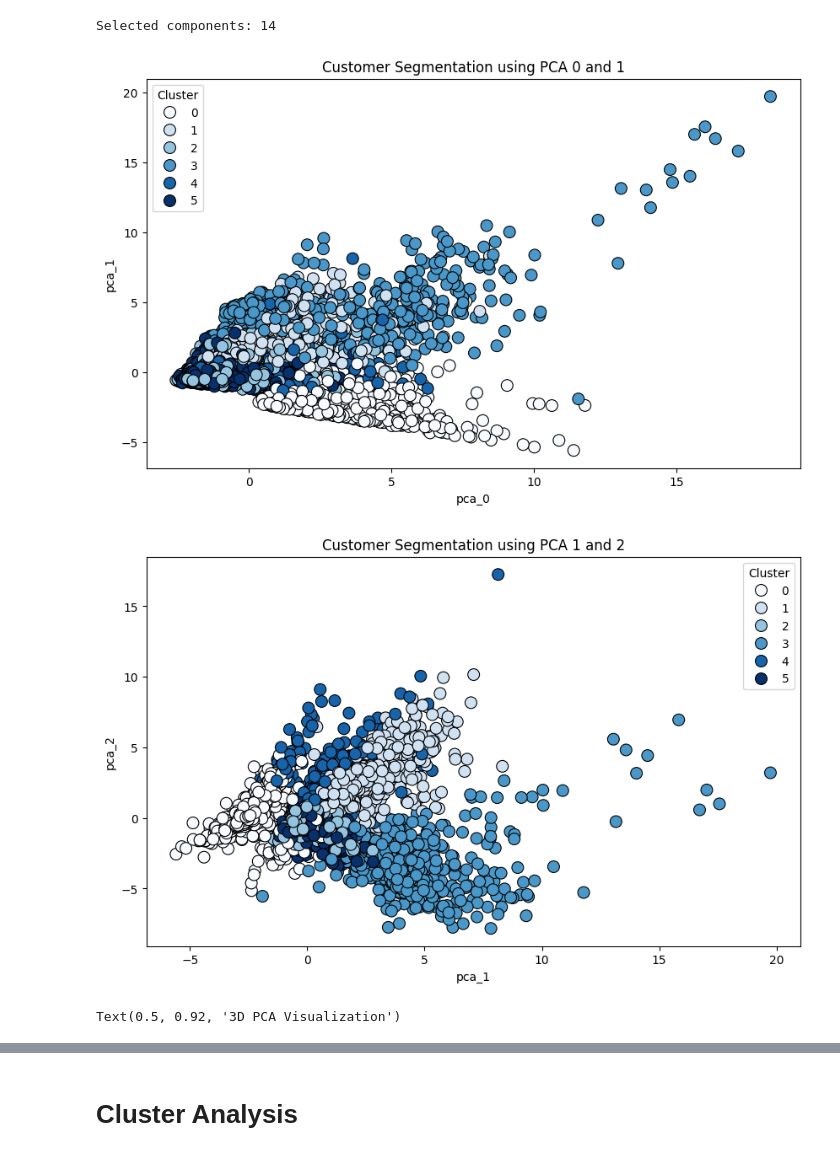
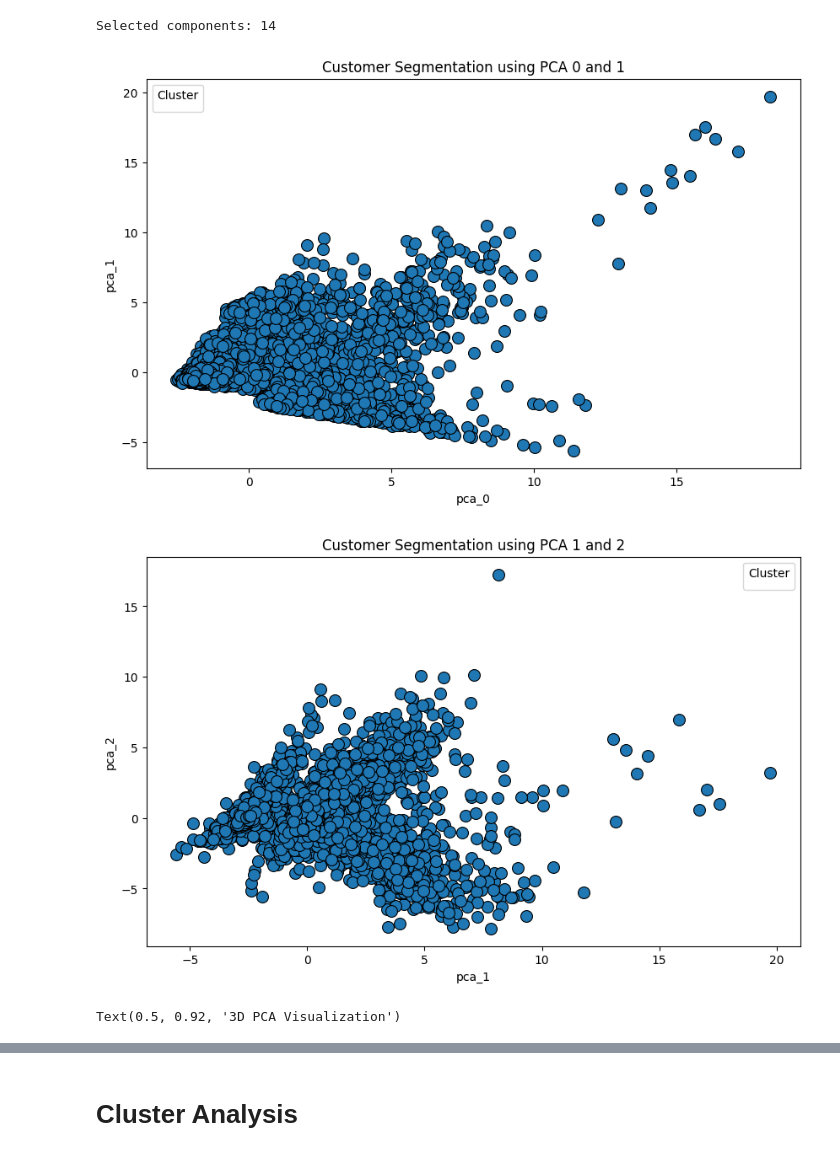
Before and after one commit to sultanmr/travel-tide, a Jupyter notebook: TravelTide.ipynb, the cells around one changed output, grey strips where cells are left out. Cells and saved outputs as stored; diff of their text form; code cells hidden in the pictures.

```diff
--- a/TravelTide.ipynb
+++ b/TravelTide.ipynb
@@ -212,17 +209,0 @@ X_scaled = scaler.fit_transform(data_numeric[features])
-# %%
-scores = []
-for n_clusters in range(2, 20):
-    kmeans = KMeans(n_clusters=n_clusters, random_state=42)
-    kmeans.fit(X_scaled)
-    groups = kmeans.fit_predict(X_scaled)
-    scores.append(silhouette_score(X_scaled, groups))
-
-# Plot Silhouette Scores
-plt.figure(figsize=(8, 6))
-sns.lineplot(x=range(2, 20), y=scores, color='royalblue')
-plt.xticks(range(2, 20))
-plt.title("Silhouette Scores for Different Cluster Counts")
-plt.xlabel("Number of Clusters")
-plt.ylabel("Silhouette Score")
-plt.grid(False)
-plt.show()
@@ -275,39 +237,37 @@ Selected components: 14
 # %%
 pca = PCA(n_components=n)
 X_pca = pca.fit_transform(X_scaled)
 cols = [f"pca_{i}" for i in range (n)]
-X_pca_df = pd.DataFrame(X_pca, columns=cols)
-groups = pd.Series(groups)
-pca_viz = pd.concat([X_pca_df, groups.reset_index(drop=True)], axis=1)
-pca_viz.columns = cols + ["cluster"]
+pca_viz = pd.DataFrame(X_pca, columns=cols)
+
 
 plt.figure(figsize=(10, 6))
-sns.scatterplot(data=pca_viz, x="pca_0", y="pca_1", hue="cluster", palette="Blues", s=100, edgecolor='black')
+sns.scatterplot(data=pca_viz, x="pca_0", y="pca_1", palette="Blues", s=100, edgecolor='black')
 plt.title("Customer Segmentation using PCA 0 and 1")
 plt.legend(title="Cluster")
 plt.grid(False)
 plt.show()
 
 plt.figure(figsize=(10, 6))
-sns.scatterplot(data=pca_viz, x="pca_1", y="pca_2", hue="cluster", palette="Blues", s=100, edgecolor='black')
+sns.scatterplot(data=pca_viz, x="pca_1", y="pca_2", palette="Blues", s=100, edgecolor='black')
 plt.title("Customer Segmentation using PCA 1 and 2")
 plt.legend(title="Cluster")
 plt.grid(False)
 plt.show()
 
 
 ax = plt.figure(figsize=(10, 6)).add_subplot(111, projection="3d")
 ax.scatter(
     pca_viz["pca_0"], pca_viz["pca_1"], pca_viz["pca_2"],
-    c=pca_viz["cluster"],
+
     cmap="Blues", edgecolors="black", s=80
 )
 
 ax.set_xlabel("PCA Component 0")
 ax.set_ylabel("PCA Component 1")
 ax.set_zlabel("PCA Component 2")
 ax.set_title("3D PCA Visualization")
 # %% [output]
-[figure, old version]
+[figure, new version]
-[figure, old version]
+[figure, new version]
 Text(0.5, 0.92, '3D PCA Visualization')
```
Also changed, not shown: parts of 22 cells of this notebook.
